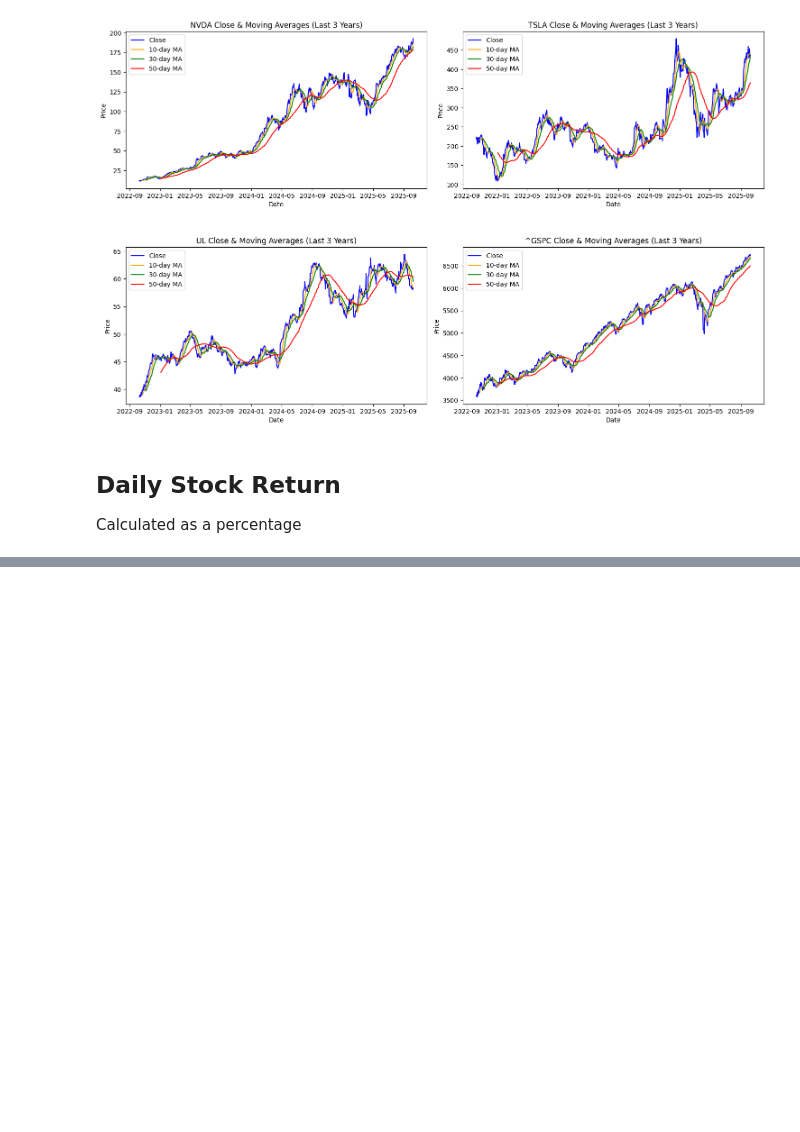
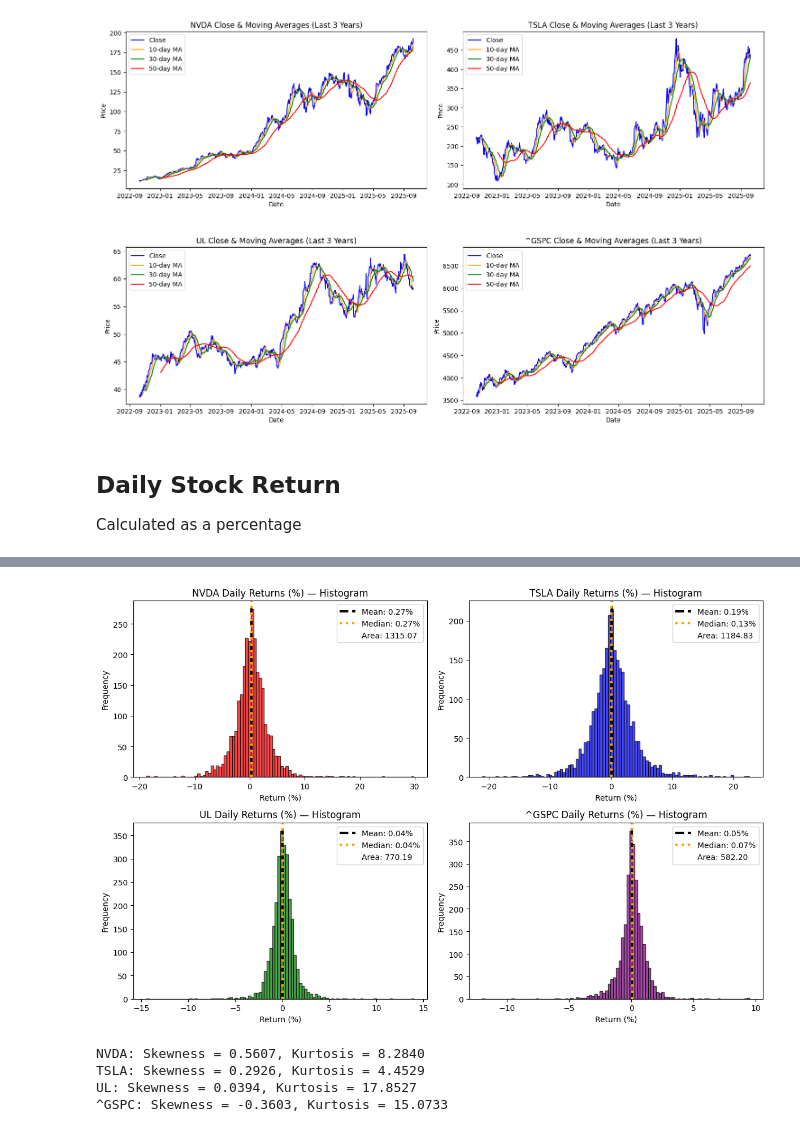
Before and after one commit to hjmoore67/AI-Coursework-Uni, a Jupyter notebook: uni-ai-coursework.ipynb, the cells around one changed output, grey strips where cells are left out. Drawn from its saved outputs; the diff is of its cells as text; code cells hidden in the pictures; blank space fills up the shorter version.

```diff
--- a/uni-ai-coursework.ipynb
+++ b/uni-ai-coursework.ipynb
@@ -453,0 +457,67 @@ plt.tight_layout()
+# %%
+plt.figure(figsize=(12, 8))
+plt.subplots_adjust(top=1.25, bottom=0.1)
+
+for i, ticker in enumerate(tickers, 1):
+    plt.subplot(2, 2, i)
+    data = combined_df[combined_df['Ticker'] == ticker].copy()
+    data = data.sort_values('Date')
+
+    # Daily percentage return
+    data['Daily_Return_%'] = data['Close'].pct_change() * 100
+    returns = data['Daily_Return_%'].dropna()
+
+    # Summary stats
+    mean_val = returns.mean()
+    median_val = returns.median()
+
+    # Histogram
+    bins = 100
+    n, bin_edges, patches = plt.hist(
+        returns,
+        bins=bins,
+        color=colorlist[i-1],
+        alpha=0.7,
+        edgecolor='black'
+    )
+
+    # Histogram area
+    bin_widths = np.diff(bin_edges)
+    area = np.sum(n * bin_widths)
+
+    # Lines for mean & median
+    plt.axvline(mean_val, color='black', linestyle='--', linewidth=3, label=f"Mean: {mean_val:.2f}%")
+    plt.axvline(median_val, color='orange', linestyle=':', linewidth=3, label=f"Median: {median_val:.2f}%")
+    plt.plot([], [], ' ', label=f"Area: {area:.2f}")  # empty handle just to show text in legend
+
+    plt.title(f"{ticker} Daily Returns (%) — Histogram")
+    plt.xlabel('Return (%)')
+    plt.ylabel('Frequency')
+    plt.legend()
+
+plt.tight_layout()
+plt.show()
+# %% [output]
+[figure, added]
+# %%
+from scipy.stats import kurtosis, skew
+
+tickers = combined_df["Ticker"].unique()
+
+for ticker in tickers:
+    data = combined_df[combined_df["Ticker"] == ticker].copy()
+    data = data.sort_values("Date")
+
+    data["Daily_Return_%"] = data["Close"].pct_change() * 100
+    returns = data["Daily_Return_%"].dropna()
+
+    # Compute skewness and kurtosis
+    skew_val = skew(returns)
+    kurt_val = kurtosis(returns, fisher=True)  # fisher=True gives excess kurtosis
+
+    print(f"{ticker}: Skewness = {skew_val:.4f}, Kurtosis = {kurt_val:.4f}")
+# %% [output]
+NVDA: Skewness = 0.5607, Kurtosis = 8.2840
+TSLA: Skewness = 0.2926, Kurtosis = 4.4529
+UL: Skewness = 0.0394, Kurtosis = 17.8527
+^GSPC: Skewness = -0.3603, Kurtosis = 15.0733
```
Also changed, not shown: parts of 9 cells of this notebook.
